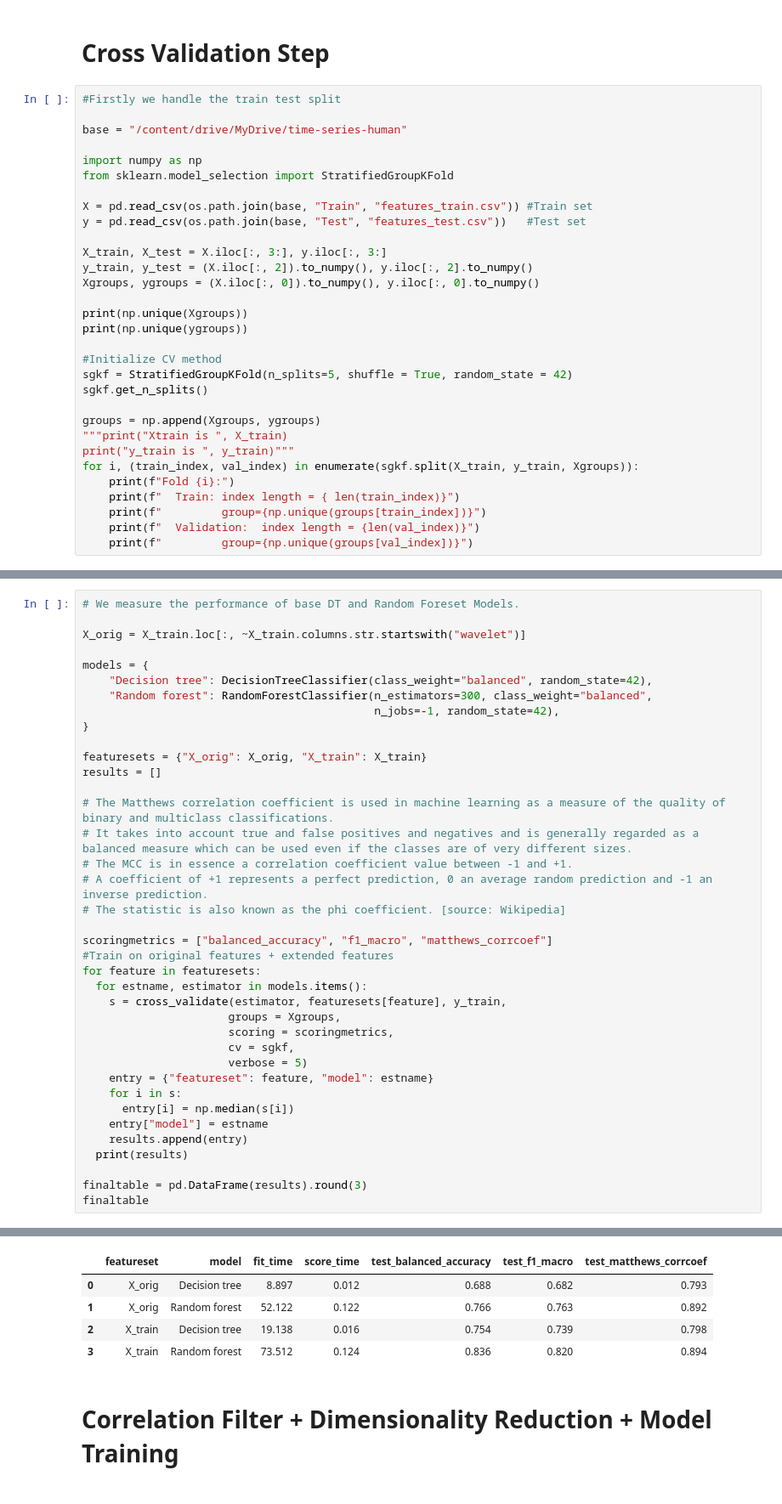
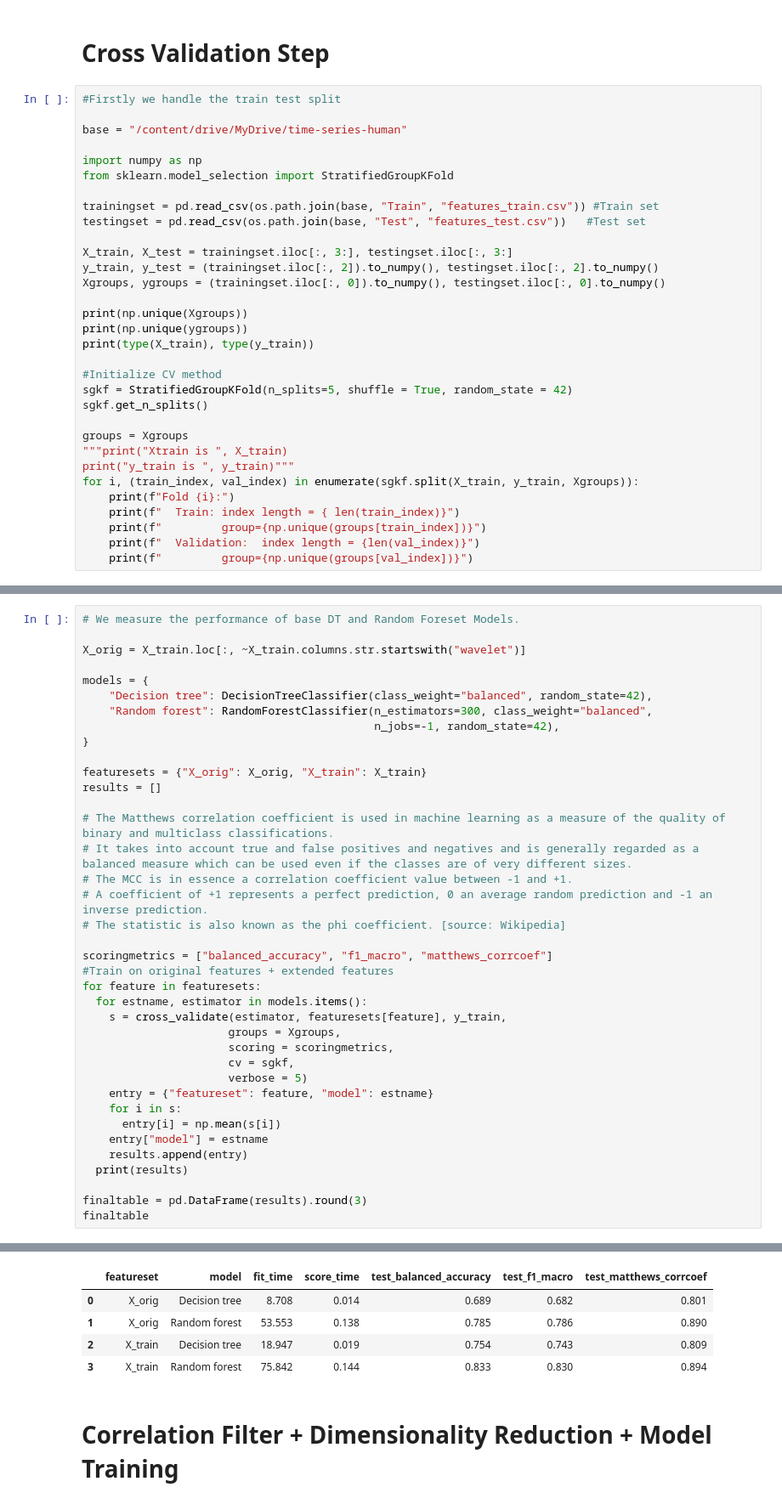
Before and after one commit to despoileralert/DataScience_MachineLearning_Notebooks, a Jupyter notebook: DT_Ensembles.ipynb, the cells around one changed output, grey strips where cells are left out. Shown at 85% size. Cells and saved outputs as stored; diff of their text form.

```diff
--- a/DT_Ensembles.ipynb
+++ b/DT_Ensembles.ipynb
@@ -95,21 +96,22 @@ base = "/content/drive/MyDrive/time-series-human"
 import numpy as np
 from sklearn.model_selection import StratifiedGroupKFold
 
-X = pd.read_csv(os.path.join(base, "Train", "features_train.csv")) #Train set
-y = pd.read_csv(os.path.join(base, "Test", "features_test.csv"))   #Test set
+trainingset = pd.read_csv(os.path.join(base, "Train", "features_train.csv")) #Train set
+testingset = pd.read_csv(os.path.join(base, "Test", "features_test.csv"))   #Test set
 
-X_train, X_test = X.iloc[:, 3:], y.iloc[:, 3:]
-y_train, y_test = (X.iloc[:, 2]).to_numpy(), y.iloc[:, 2].to_numpy()
-Xgroups, ygroups = (X.iloc[:, 0]).to_numpy(), y.iloc[:, 0].to_numpy()
+X_train, X_test = trainingset.iloc[:, 3:], testingset.iloc[:, 3:]
+y_train, y_test = (trainingset.iloc[:, 2]).to_numpy(), testingset.iloc[:, 2].to_numpy()
+Xgroups, ygroups = (trainingset.iloc[:, 0]).to_numpy(), testingset.iloc[:, 0].to_numpy()
 
 print(np.unique(Xgroups))
 print(np.unique(ygroups))
+print(type(X_train), type(y_train))
 
 #Initialize CV method
 sgkf = StratifiedGroupKFold(n_splits=5, shuffle = True, random_state = 42)
 sgkf.get_n_splits()
 
-groups = np.append(Xgroups, ygroups)
+groups = Xgroups
 """print("Xtrain is ", X_train)
 print("y_train is ", y_train)"""
 for i, (train_index, val_index) in enumerate(sgkf.split(X_train, y_train, Xgroups)):
@@ -167,7 +169,7 @@ for feature in featuresets:
                       verbose = 5)
     entry = {"featureset": feature, "model": estname}
     for i in s:
-      entry[i] = np.median(s[i])
+      entry[i] = np.mean(s[i])
     entry["model"] = estname
     results.append(entry)
   print(results)
@@ -203,9 +205,9 @@ finaltable
 [Parallel(n_jobs=1)]: Done   5 out of   5 | elapsed:  6.3min finished
 |  | featureset | model | fit_time | score_time | test_balanced_accuracy | test_f1_macro | test_matthews_corrcoef |
-| 0 | X_orig | Decision tree | 8.897 | 0.012 | 0.688 | 0.682 | 0.793 |
-| 1 | X_orig | Random forest | 52.122 | 0.122 | 0.766 | 0.763 | 0.892 |
-| 2 | X_train | Decision tree | 19.138 | 0.016 | 0.754 | 0.739 | 0.798 |
-| 3 | X_train | Random forest | 73.512 | 0.124 | 0.836 | 0.820 | 0.894 |
+| 0 | X_orig | Decision tree | 8.708 | 0.014 | 0.689 | 0.682 | 0.801 |
+| 1 | X_orig | Random forest | 53.553 | 0.138 | 0.785 | 0.786 | 0.890 |
+| 2 | X_train | Decision tree | 18.947 | 0.019 | 0.754 | 0.743 | 0.809 |
+| 3 | X_train | Random forest | 75.842 | 0.144 | 0.833 | 0.830 | 0.894 |
 # %% [markdown]
 # Correlation Filter + Dimensionality Reduction + Model Training
 # %%
```
Also changed, not shown: parts of 6 cells of this notebook.
